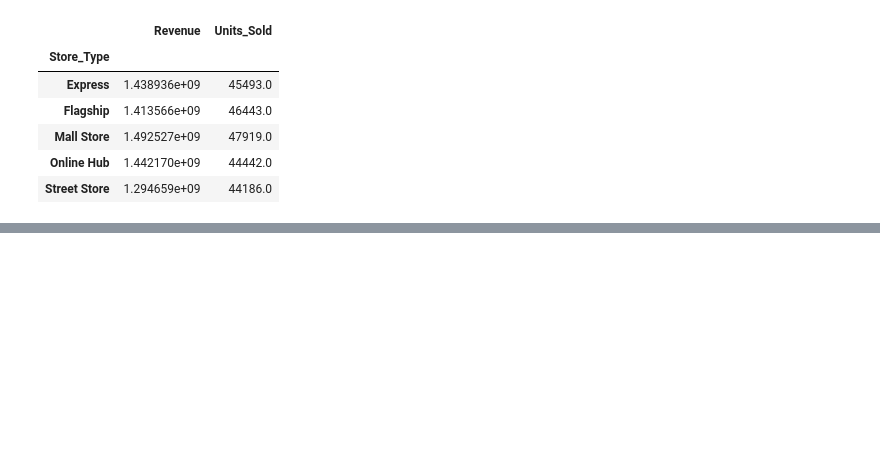
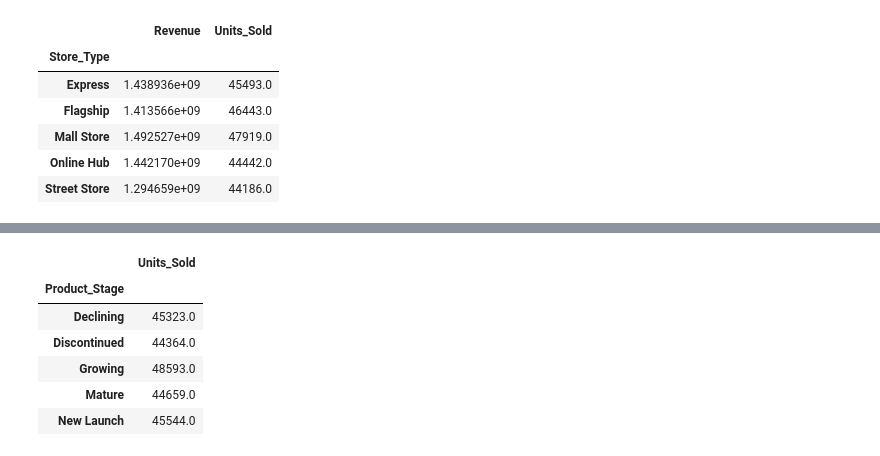
Before and after one commit to Snehal05300/Retail-Analytics-Kickoff-Dataset-Exploration-Statistical-Analysis, a Jupyter notebook: Lab_10.ipynb, the cells around one changed output, grey strips where cells are left out. Cells and saved outputs as stored; diff of their text form; code cells hidden in the pictures; blank space fills up the shorter version.

```diff
--- a/Lab_10.ipynb
+++ b/Lab_10.ipynb
@@ -265,0 +296,17 @@ store_summary
+# %%
+#2. find the highest unit sold per product stage
+stage_units = pd.pivot_table(
+    df,
+    values="Units_Sold",
+    index="Product_Stage",
+    aggfunc="sum"
+)
+stage_units
+# %% [output]
+|  | Units_Sold |
+| Product_Stage |  |
+| Declining | 45323.0 |
+| Discontinued | 44364.0 |
+| Growing | 48593.0 |
+| Mature | 44659.0 |
+| New Launch | 45544.0 |
```
Also changed, not shown: parts of 3 cells of this notebook, 4 other files.
